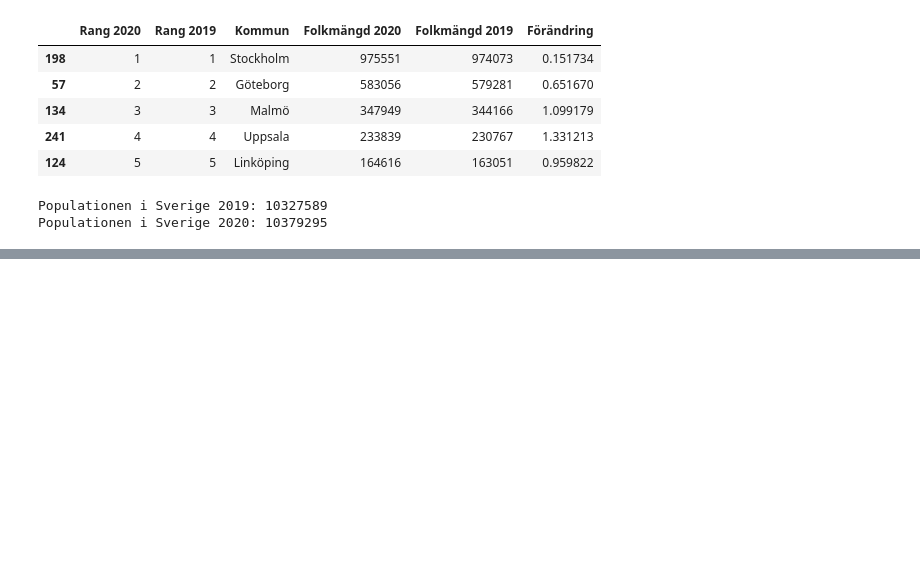
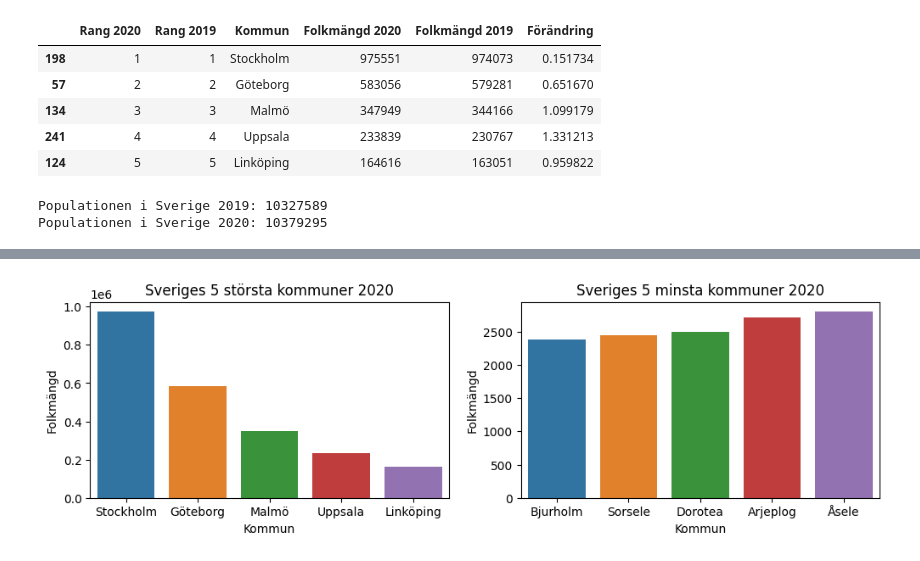
Before and after one commit to eliaselhaddad/Databehandling-Elias-El-Haddad, a Jupyter notebook: Exercises/E00_pandas_basic_syntax.ipynb, the cells around one changed output, grey strips where cells are left out. Drawn from its saved outputs; the diff is of its cells as text; code cells hidden in the pictures; blank space fills up the shorter version.

Commit message:
E00_cities_gender

```diff
--- a/Exercises/E00_pandas_basic_syntax.ipynb
+++ b/Exercises/E00_pandas_basic_syntax.ipynb
@@ -164,0 +160,19 @@ AttributeError: Rectangle.set() got an unexpected keyword argument 'rotation'
+# %%
+# Plot a bar chart for the five largest cities and the five smallest citi
+import matplotlib.pyplot as plt
+import seaborn as sns
+
+fig, axes = plt.subplots(1, 2, figsize=(12, 3)) # 1 row, 2 columns. subplots returns a tuple with the figure and the axes
+titles = ["Sveriges 5 största kommuner 2020", "Sveriges 5 minsta kommuner 2020"]
+data_frames = [df_five_largest, df_five_smallest]
+x_columns = ["Kommun", "Kommun"]
+y_columns = ["Folkmängd 2020", "Folkmängd 2020"]
+
+for i in range(2):
+    sns.barplot(data=data_frames[i], x=x_columns[i], y=y_columns[i], ax=axes[i])
+    axes[i].set_title(titles[i])
+    axes[i].set_ylabel("Folkmängd")
+    axes[i].set_xlabel("Kommun")
+plt.show()
+# %% [output]
+[figure, added]
```
Also changed, not shown: parts of 4 cells of this notebook.
